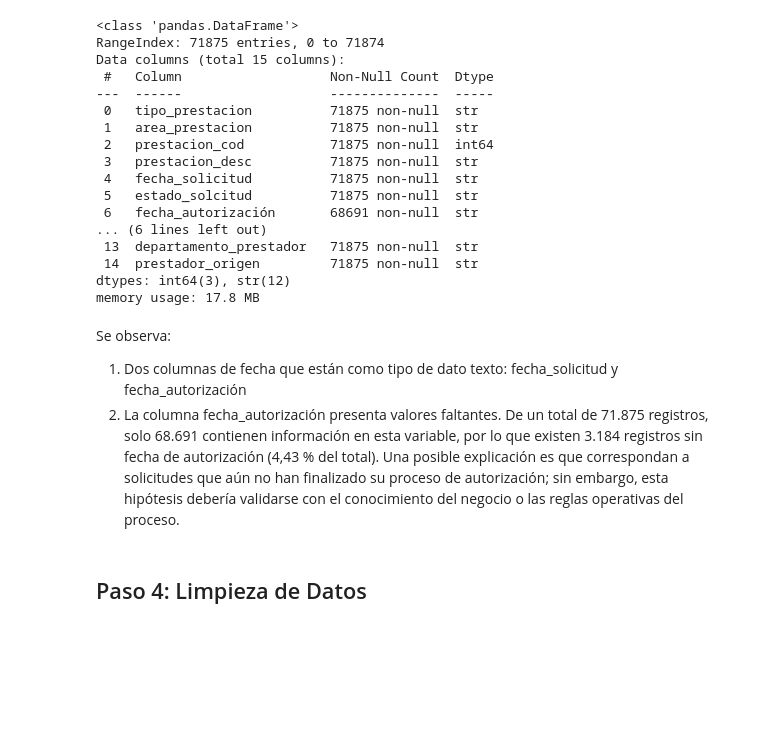
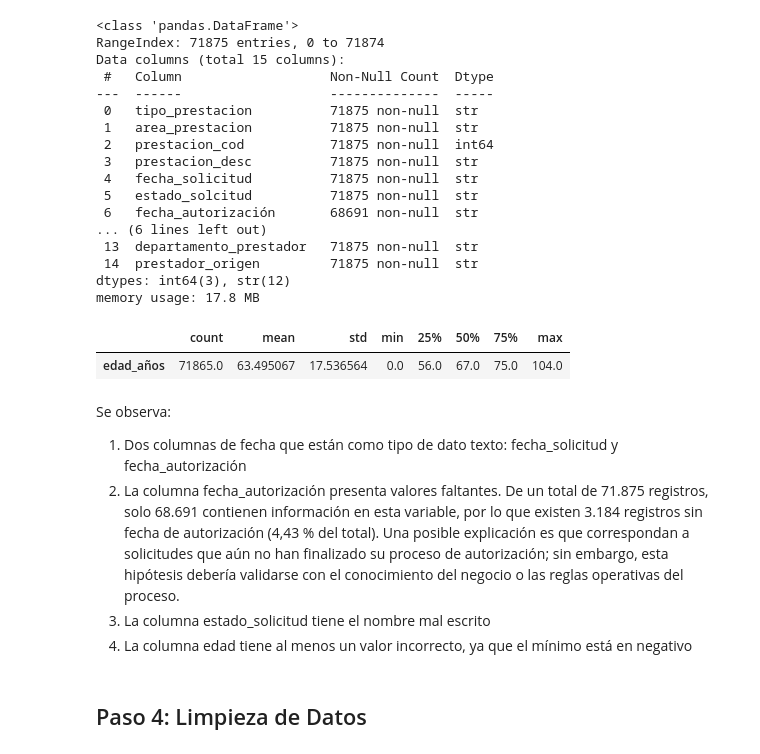
Before and after one commit to gperezucu/ucu-diploma-python_grupo_E, a Jupyter notebook: notebooks/practice.ipynb, the cells around one changed output. Cells and saved outputs as stored; diff of their text form; code cells hidden in the pictures; blank space fills up the shorter version.

```diff
--- a/notebooks/practice.ipynb
+++ b/notebooks/practice.ipynb
@@ -126,10 +126,17 @@ Data columns (total 15 columns):
  14  prestador_origen         71875 non-null  str
 dtypes: int64(3), str(12)
 memory usage: 17.8 MB
+# %%
+df.describe().T
+# %% [output]
+|  | count | mean | std | min | 25% | 50% | 75% | max |
+| edad_años | 71865.0 | 63.495067 | 17.536564 | 0.0 | 56.0 | 67.0 | 75.0 | 104.0 |
 # %% [markdown]
 Se observa:
 1. Dos columnas de fecha que están como tipo de dato texto: fecha_solicitud y fecha_autorización
 2. La columna fecha_autorización presenta valores faltantes. De un total de 71.875 registros, solo 68.691 contienen información en esta variable, por lo que existen 3.184 registros sin fecha de autorización (4,43 % del total). Una posible explicación es que correspondan a solicitudes que aún no han finalizado su proceso de autorización; sin embargo, esta hipótesis debería validarse con el conocimiento del negocio o las reglas operativas del proceso.
+3. La columna estado_solicitud tiene el nombre mal escrito
+4. La columna edad tiene al menos un valor incorrecto, ya que el mínimo está en negativo
 # %% [markdown]
 ## Paso 4: Limpieza de Datos ##
 # %% [markdown]
```
Also changed, not shown: parts of 5 cells of this notebook.
